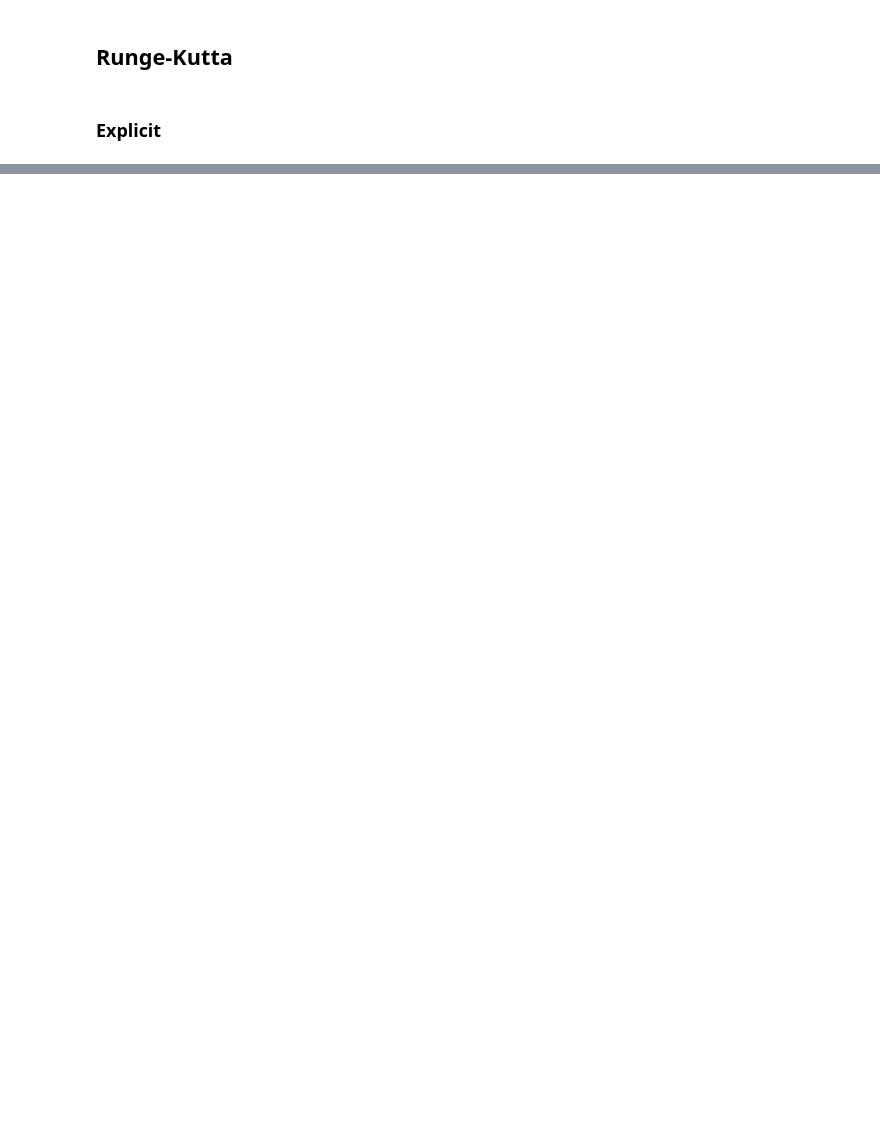
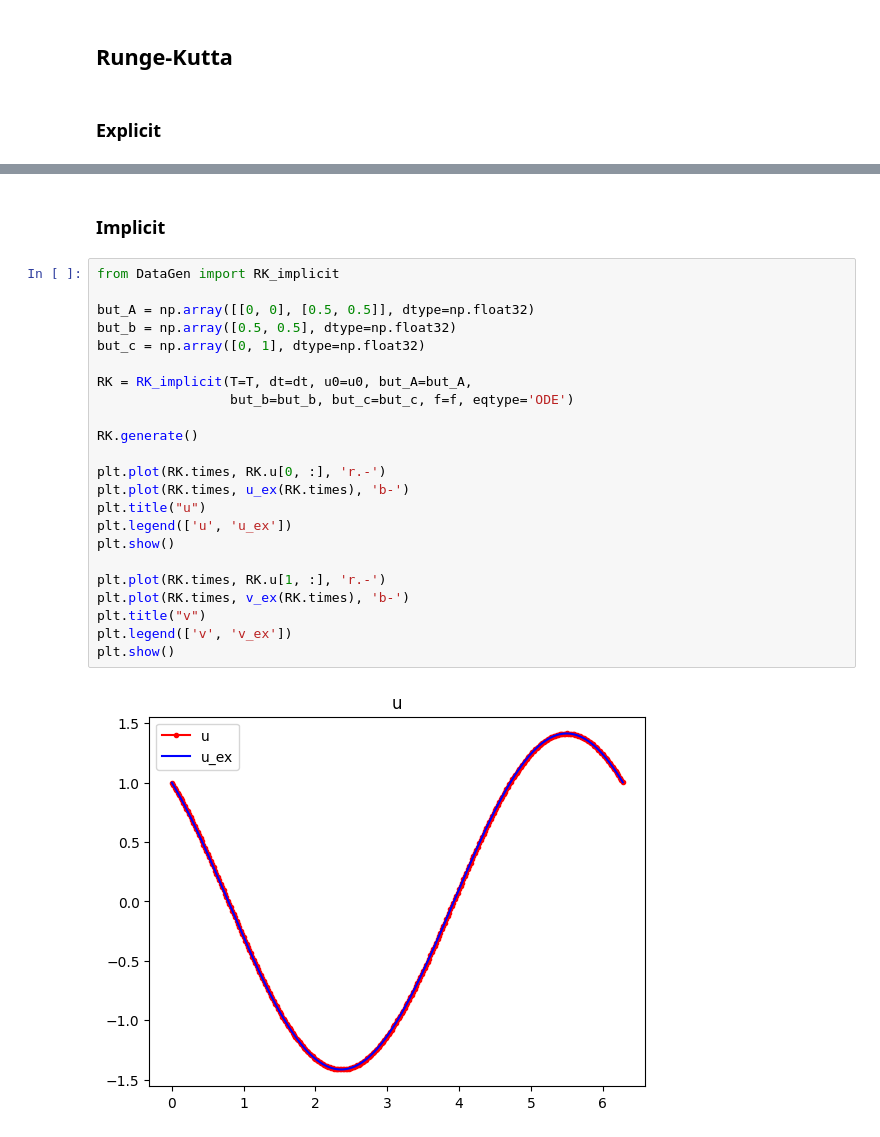
Before and after one commit to ibismanu/PACSproject_LED, a Jupyter notebook: scripts/datagen/testing.ipynb, the cells around one changed output, grey strips where cells are left out. Cells and saved outputs as stored; diff of their text form; blank space fills up the shorter version.

```diff
--- a/scripts/datagen/testing.ipynb
+++ b/scripts/datagen/testing.ipynb
@@ -78,3 +80,30 @@ plt.plot(TM.times, v_ex(TM.times), 'b-')
 plt.title("v")
 plt.legend(['v', 'v_ex'])
 plt.show()
+# %% [markdown]
+### Implicit
+# %%
+from DataGen import RK_implicit
+
+but_A = np.array([[0, 0], [0.5, 0.5]], dtype=np.float32)
+but_b = np.array([0.5, 0.5], dtype=np.float32)
+but_c = np.array([0, 1], dtype=np.float32)
+
+RK = RK_implicit(T=T, dt=dt, u0=u0, but_A=but_A,
+                 but_b=but_b, but_c=but_c, f=f, eqtype='ODE')
+
+RK.generate()
+
+plt.plot(RK.times, RK.u[0, :], 'r.-')
+plt.plot(RK.times, u_ex(RK.times), 'b-')
+plt.title("u")
+plt.legend(['u', 'u_ex'])
+plt.show()
+
+plt.plot(RK.times, RK.u[1, :], 'r.-')
+plt.plot(RK.times, v_ex(RK.times), 'b-')
+plt.title("v")
+plt.legend(['v', 'v_ex'])
+plt.show()
+# %% [output]
+[figure, added]
```
Also changed, not shown: parts of 3 cells of this notebook, 1 other file.
